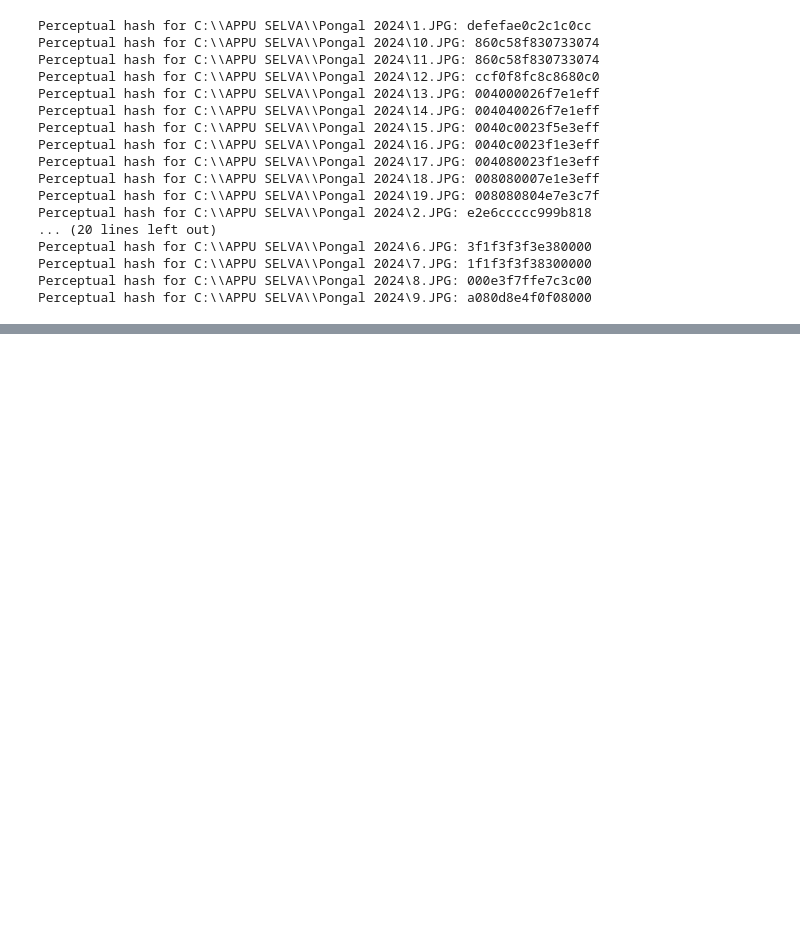
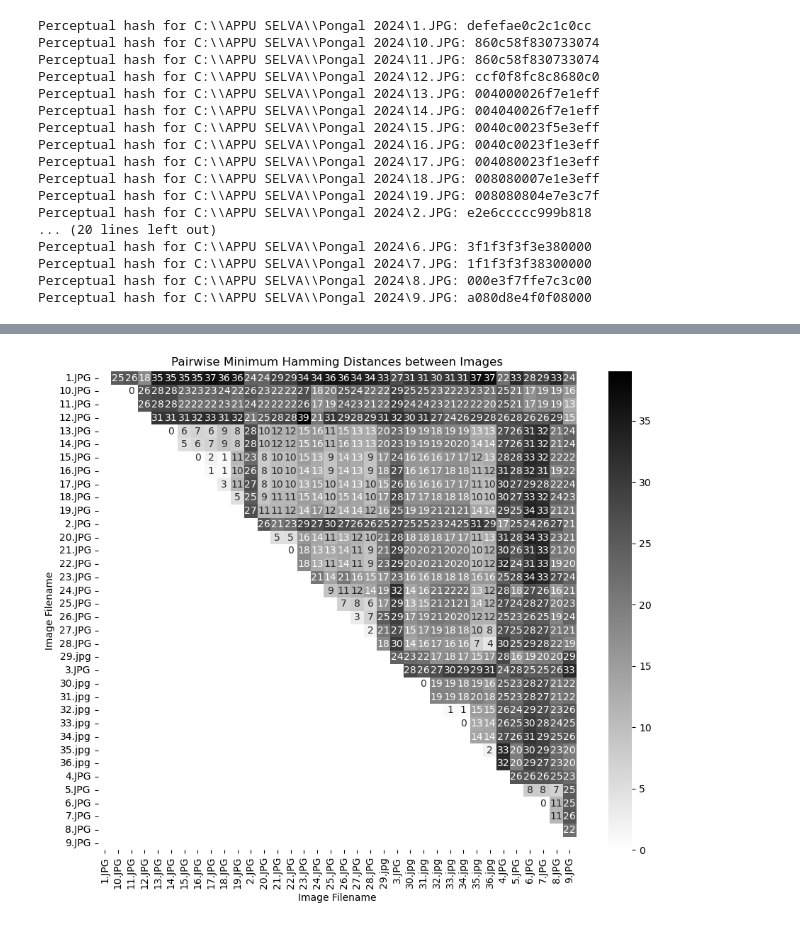
Before and after one commit to Selva201998/IMDEDU, a Jupyter notebook: FInal.ipynb, the cells around one changed output, grey strips where cells are left out. Cells and saved outputs as stored; diff of their text form; code cells hidden in the pictures; blank space fills up the shorter version.

```diff
--- a/FInal.ipynb
+++ b/FInal.ipynb
@@ -328,0 +538,88 @@ Error processing image C:\\APPU SELVA\\Pongal 2024\9.JPG: name 'cryptographic_ha
+# %%
+# Function to calculate Hamming distance (same as before)
+def calculate_hamming_distance(hash1, hash2):
+    return hash1 - hash2  # Replace with actual logic for Hamming distance
+
+# Function to compute pairwise Hamming distance for all images (full matrix)
+def compute_pairwise_hamming_distances(perceptual_hash_data):
+    pairwise_distances = {}
+
+    # Get a list of filenames (keys) in the dictionary
+    filenames = list(perceptual_hash_data.keys())
+
+    # Initialize a distance matrix
+    distance_matrix = np.zeros((len(filenames), len(filenames)))
+
+    # Iterate through each pair of images and compute distances
+    for i in range(len(filenames)):
+        for j in range(i + 1, len(filenames)):
+            image_A = filenames[i]
+            image_B = filenames[j]
+
+            # Extract perceptual hash values for image A and B
+            ph_A = perceptual_hash_data[image_A]
+            ph_B = perceptual_hash_data[image_B]
+
+            # List of perceptual hashes for image A and image B
+            ph_A_values = [
+                imagehash.hex_to_hash(ph_A["Perceptual_Hash"]),
+                imagehash.hex_to_hash(ph_A["Perceptual_Hash_rotation_15degrees_Clockwise"]),
+                imagehash.hex_to_hash(ph_A["Perceptual_Hash_rotation_15degrees_CounterClockwise"]),
+                imagehash.hex_to_hash(ph_A["Perceptual_Hash_Shear_Low_Difference"])
+            ]
+
+            ph_B_values = [
+                imagehash.hex_to_hash(ph_B["Perceptual_Hash"]),
+                imagehash.hex_to_hash(ph_B["Perceptual_Hash_rotation_15degrees_Clockwise"]),
+                imagehash.hex_to_hash(ph_B["Perceptual_Hash_rotation_15degrees_CounterClockwise"]),
+                imagehash.hex_to_hash(ph_B["Perceptual_Hash_Shear_Low_Difference"])
+            ]
+
+            # Compute pairwise Hamming distances between A and B's perceptual hashes
+            min_distance = float('inf')  # Start with a large value
+
+            # Compute all pairwise distances between A and B's perceptual hashes
+            for ph_A_value in ph_A_values:
+                for ph_B_value in ph_B_values:
+                    distance = calculate_hamming_distance(ph_A_value, ph_B_value)
+                    min_distance = min(min_distance, distance)
+
+            # Store the minimum distance for the current pair of images in the distance matrix
+            distance_matrix[i, j] = min_distance
+            distance_matrix[j, i] = min_distance  # Matrix is symmetric
+
+    return filenames, distance_matrix
+
+# Compute pairwise Hamming distances
+filenames, pairwise_hamming_distances = compute_pairwise_hamming_distances(perceptual_hash_data)
+
+# Mask the lower triangular part of the matrix (set NaN for lower triangle)
+mask_lower = np.tril(np.ones_like(pairwise_hamming_distances, dtype=bool), k=0)  # Mask lower triangle
+pairwise_hamming_distances[mask_lower] = np.nan  # Set lower triangle to NaN (no annotation)
+
+# Plot the distance matrix as a heatmap with binary color map
+plt.figure(figsize=(10, 8))
+
+# Set the color map to 'binary' and annotate only for the lower triangle
+sns.heatmap(pairwise_hamming_distances,
+            xticklabels=filenames,
+            yticklabels=filenames,
+            cmap="binary",
+            annot=True,
+            annot_kws={'size': 10},
+            cbar=True,
+            mask=mask_lower,
+            square=True)
+
+# Adding labels and title
+plt.title("Pairwise Minimum Hamming Distances between Images")
+plt.xlabel("Image Filename")
+plt.ylabel("Image Filename")
+
+# Show the plot
+plt.xticks(rotation=90)
+plt.yticks(rotation=0)
+plt.tight_layout()
+plt.show()
+# %% [output]
+[figure, added]
```
Also changed, not shown: parts of 8 cells of this notebook.
